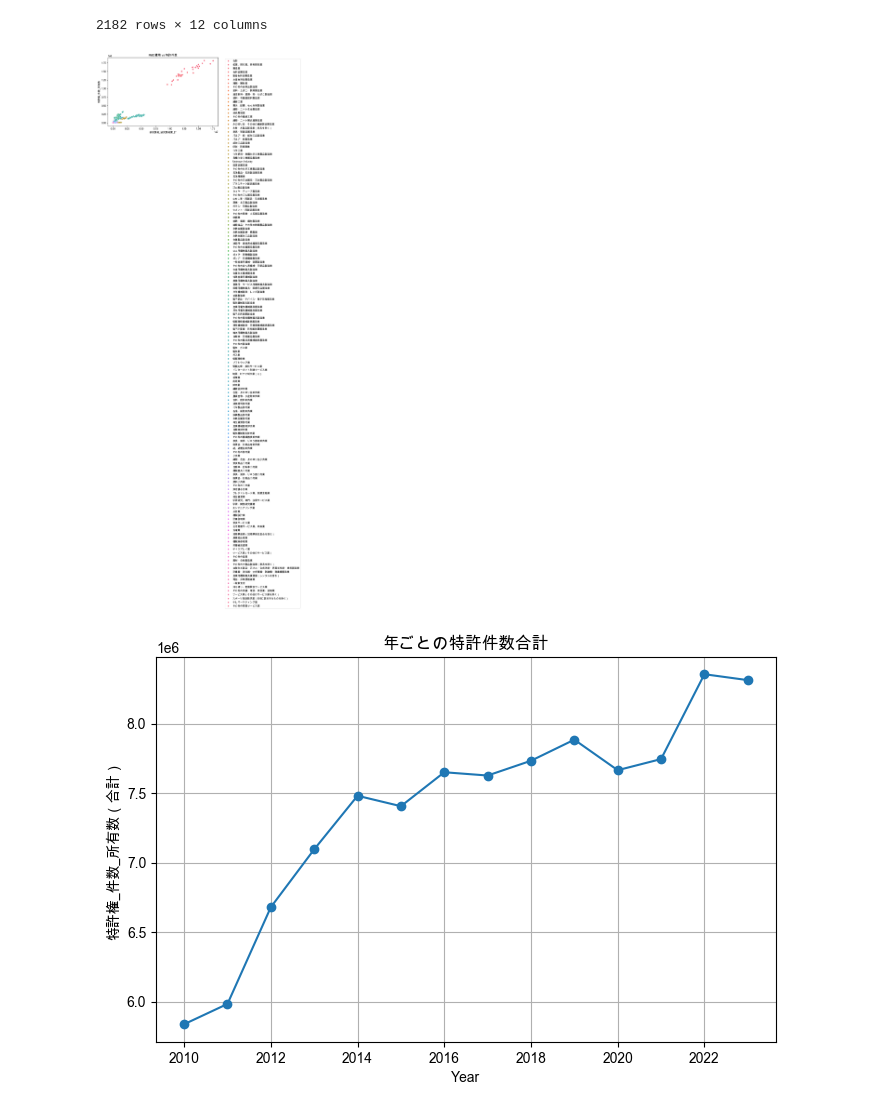
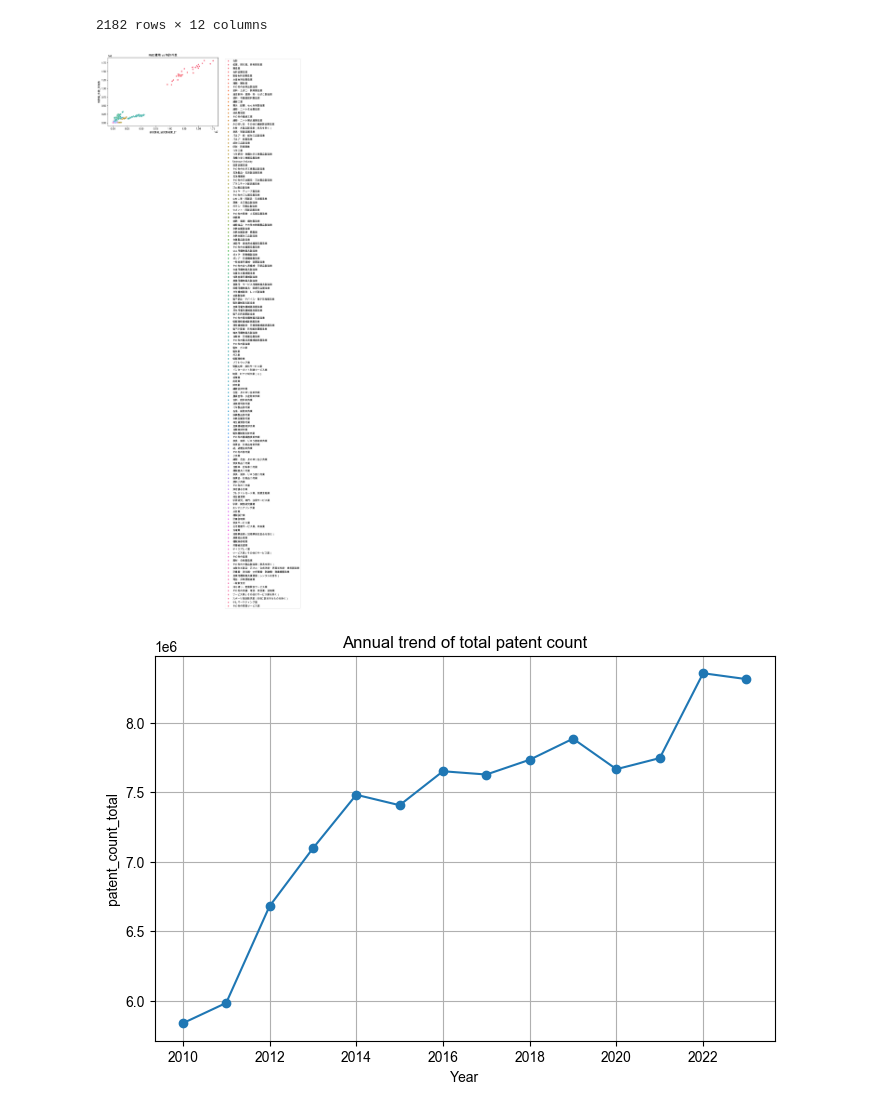
Before and after one commit to Graspp-25-Spring/graspp-25S-innovation, a Jupyter notebook: notebooks/assignment_group/HW2/chosen_data.ipynb, the cells around one changed output. Drawn from its saved outputs; the diff is of its cells as text; code cells hidden in the pictures.

Commit message:
Update readme and graph
Update readme and graph

```diff
--- a/notebooks/assignment_group/HW2/chosen_data.ipynb
+++ b/notebooks/assignment_group/HW2/chosen_data.ipynb
@@ -1,7 +1,7 @@
 # %%
-patent_dir_path = "data/特許件数"
-randd_dir_path = "data/研究開発費"
-labor_dir_path = "src/data/産業別、売上高経常利益率別常時従業者数"
+patent_dir_path = "/Users/YMacBOOKBir/Software/git/graspp-25S-innovation/data/特許件数"
+randd_dir_path = "/Users/YMacBOOKBir/Software/git/graspp-25S-innovation/data/研究開発費"
+labor_dir_path = "/Users/YMacBOOKBir/Software/git/graspp-25S-innovation/data/産業別、売上高経常利益率別常時従業者数"
 
 import os
 import pandas as pd
@@ -149,33 +149,43 @@ plt.rc('font', family=fp.get_name())
 # Convert industry to string to avoid hue error
 expected_df["industry"] = expected_df["industry"].astype(str)
 expected_df["industry_id"] = expected_df["industry"].astype(str)
 
 expected_df = expected_df.replace(["", "ｘ", "x", "Ｘ", "***"], np.nan)
 
 # Remove rows with NaN in randd_total or patent_count
 expected_df = expected_df.dropna(subset=["randd_total", "patent_count"])
 expected_df["patent_count"] = expected_df["patent_count"].astype(int)
 expected_df["randd_total"] = expected_df["randd_total"].astype(int)
 
 # Scatter plot: R&D費用 vs 特許件数
 plt.figure(figsize=(8, 5))
 sns.scatterplot(data=expected_df, x="randd_total", y="patent_count", hue="industry")
 plt.xlabel("研究開発_研究開発費_計")
 plt.ylabel("特許権_件数_所有数")
 plt.title("R&D費用 vs 特許件数")
 plt.legend(bbox_to_anchor=(1.05, 1), loc='upper left')
 plt.tight_layout()
 plt.show()
 
 # Time series: 年ごとの特許件数合計
 plt.figure(figsize=(8, 5))
 yearly_patent = expected_df.groupby("year")["patent_count"].sum()
 yearly_patent.plot(marker='o')
 plt.xlabel("Year")
-plt.ylabel("特許権_件数_所有数（合計）")
-plt.title("年ごとの特許件数合計")
+plt.ylabel("patent_count_total")
+plt.title("Annual trend of total patent count")
 plt.grid(True)
 plt.show()
+
+# Time series: pct_change
+plt.figure(figsize=(8, 5))
+yearly_patent_change = yearly_patent.pct_change(1).multiply(100)
+yearly_patent_change.plot(marker='o')
+plt.xlabel("Year")
+plt.ylabel("patent_count_total_pct_change")
+plt.title("Year-over-year change in total patent count")
+plt.grid(True)
+plt.show()
 # %% [output]
 [figure]
-[figure, old version]
+[figure, new version]
```
Also changed, not shown: parts of 1 cell of this notebook, 3 other files.
